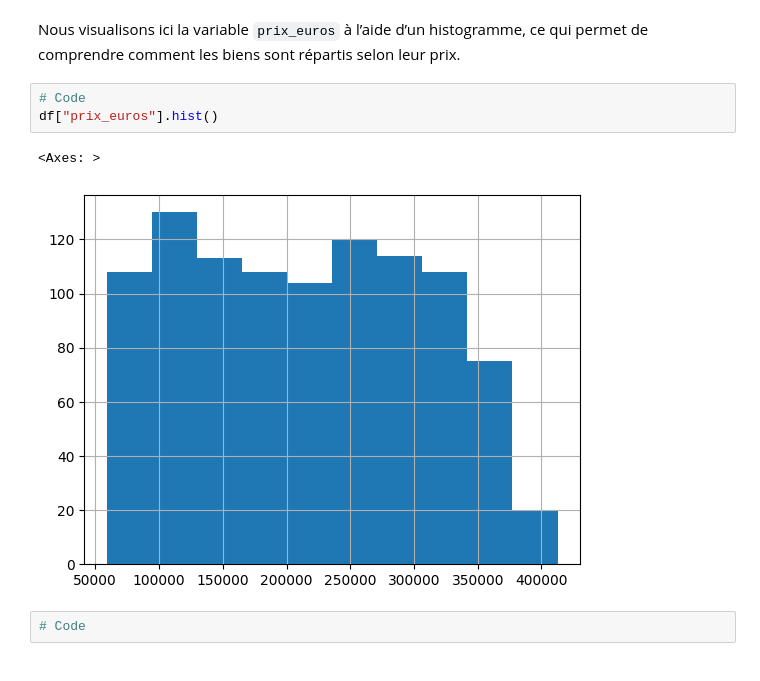
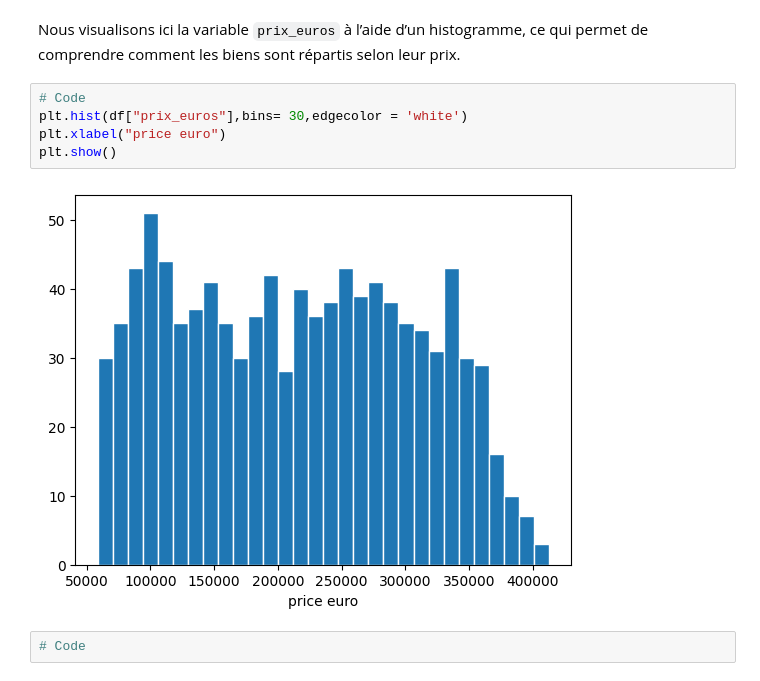
Before and after one commit to CSAADZIDI/ml_demo_LinReg, a Jupyter notebook: demo_linear_regression.ipynb, the cells around one changed output. Drawn from its saved outputs; the diff is of its cells as text.

```diff
--- a/demo_linear_regression.ipynb
+++ b/demo_linear_regression.ipynb
@@ -189,10 +184,11 @@ plt.boxplot(df["surface_m2"])
 Nous visualisons ici la variable `prix_euros` à l’aide d’un histogramme, ce qui permet de comprendre comment les biens sont répartis selon leur prix.
 # %%
 # Code
-df["prix_euros"].hist()
+plt.hist(df["prix_euros"],bins= 30,edgecolor = 'white')
+plt.xlabel("price euro")
+plt.show()
 # %% [output]
-<Axes: >
-[figure, old version]
+[figure, new version]
 # %%
 # Code
 # %% [markdown]
```
Also changed, not shown: parts of 4 cells of this notebook.
